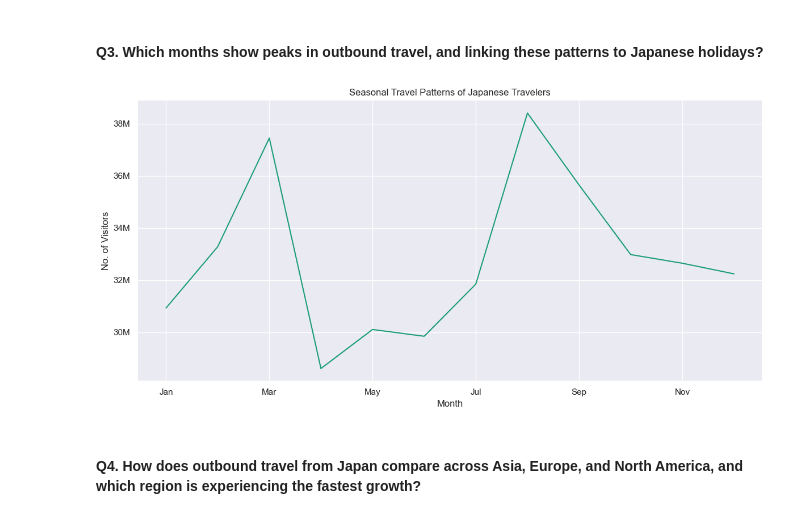
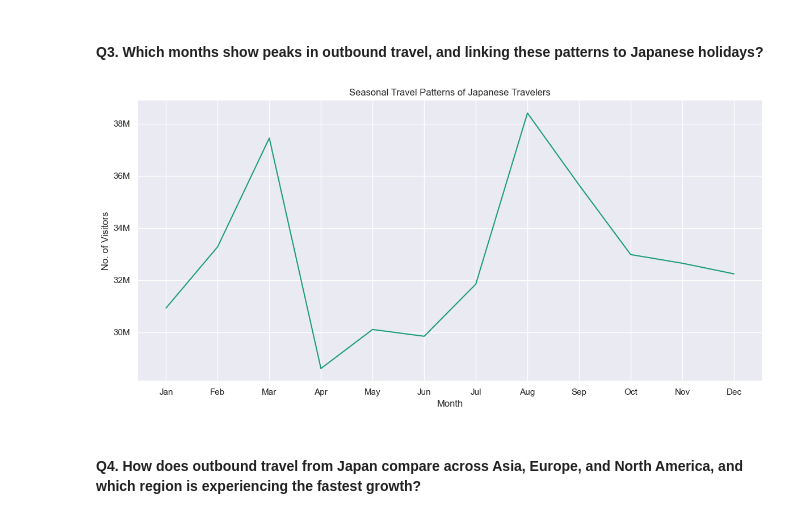
Before and after one commit to jocelynlohpei/Japan_Outbound_Tourism_Analysis, a Jupyter notebook: outbound.ipynb, the cells around one changed output. Cells and saved outputs as stored; diff of their text form; code cells hidden in the pictures.

```diff
--- a/outbound.ipynb
+++ b/outbound.ipynb
@@ -102,7 +102,7 @@ outbound_data
 414 rows × 37 columns
 # %%
 #fill in blank cells in year column
-outbound_data['Year'] = outbound_data['Year'].fillna(method='ffill')
+outbound_data['Year'] = outbound_data['Year'].ffill()
 outbound_data
 # %% [output]
 |  | Year | Month | Total Visitors | Korea | China | Taiwan | Hong Kong | Macao | Thailand | Malaysia | ... |
@@ -266,31 +266,26 @@ plt.show()
 # %%
 #data prep
 months_order = ['Jan','Feb','Mar','Apr','May','Jun','Jul','Aug','Sep','Oct','Nov','Dec']
 outbound_data['Month'] = pd.Categorical(outbound_data['Month'], categories=months_order, ordered=True)
-outbound_data_month_grouped = outbound_data.groupby('Month').sum().sort_index()
+numeric_cols = outbound_data.select_dtypes(include='number').columns
+outbound_data_month_grouped = outbound_data.groupby('Month', observed=False)[numeric_cols].sum().reindex(months_order)
 outbound_data_month_grouped['Total'] = outbound_data_month_grouped.sum(axis=1)
+df_plot = outbound_data_month_grouped.reset_index()
 
 #create plot
 sns.set_theme(palette="Dark2")
-ax = outbound_data_month_grouped['Total'].plot(kind='line', figsize=(12,6))
+plt.figure(figsize=(12,6))
+ax = sns.lineplot(data=df_plot, x='Month', y='Total')
 
-#custom y-axis formatter for readibility
-def format_number(x, pos):
-    if x >= 1_000_000:
-        return f"{int(x/1_000_000)}M"
-    elif x >= 1_000:
-        return f"{int(x/1_000)}K"
-    else:
-        return str(int(x))
-
+# Custom y-axis formatter for readability
 ax.yaxis.set_major_formatter(FuncFormatter(format_number))
 
 plt.title("Seasonal Travel Patterns of Japanese Travelers")
 plt.ylabel("No. of Visitors")
 plt.tight_layout()
 plt.show()
 # %% [output]
-[figure, old version]
+[figure, new version]
 # %% [markdown]
 #### Q4. How does outbound travel from Japan compare across Asia, Europe, and North America, and which region is experiencing the fastest growth?
 # %%
```
Also changed, not shown: parts of 3 cells of this notebook.
